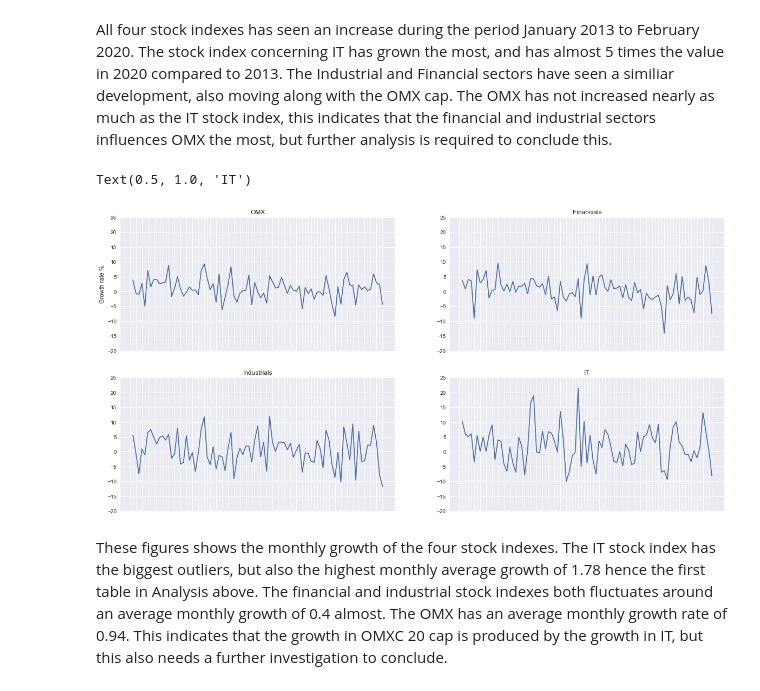
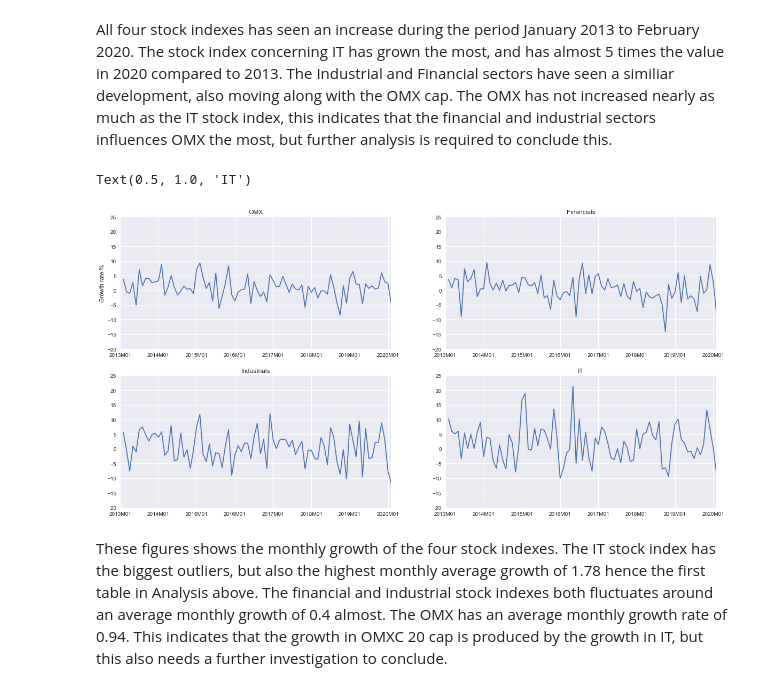
Before and after one commit to Mayland95/projects-2020-aan, a Jupyter notebook: dataproject/Dataproject.ipynb, the cells around one changed output. Saved outputs shown, nothing was run; the diff lists cells and outputs as text; code cells hidden in the pictures.

```diff
--- a/dataproject/Dataproject.ipynb
+++ b/dataproject/Dataproject.ipynb
@@ -201,32 +201,39 @@ ax.set_xticks(range(0, 86, 12)) #There were too many x-axis tics, so only every
 # %% [markdown]
 All four stock indexes has seen an increase during the period January 2013 to February 2020. The stock index concerning IT has grown the most, and has almost 5 times the value in 2020 compared to 2013. The Industrial and Financial sectors have seen a similiar development, also moving along with the OMX cap. The OMX has not increased nearly as much as the IT stock index, this indicates that the financial and industrial sectors influences OMX the most, but further analysis is required to conclude this.
 # %%
+# Illustration of data
+
 #Initiate figure
 fig, ax = plt.subplots(2,2, figsize = (20,10))
 
+#Plotting each variable in individual figures
 ax[0,0].plot(res['OMX growth rate']['2013M01':])
 ax[1,0].plot(res['Industrials growth rate']['2013M01':])
 ax[0,1].plot(res['Financials growth rate']['2013M01':])
 ax[1,1].plot(res['IT growth rate']['2013M01':])
 
 
-#Formatting the visual presentation
+#Formatting the visual presentation. Setting axis limits,
 ax[0,0].set_ylim(-20, 25)
 ax[1,0].set_ylim(-20, 25)
 ax[0,1].set_ylim(-20, 25)
 ax[1,1].set_ylim(-20, 25)
-ax[0,0].set_xticklabels([])
-ax[1,0].set_xticklabels([])
-ax[0,1].set_xticklabels([])
-ax[1,1].set_xticklabels([])
+ax[0,0].set_xlim(0, 85)
+ax[1,0].set_xlim(0, 85)
+ax[0,1].set_xlim(0, 85)
+ax[1,1].set_xlim(0, 85)
+ax[0,0].set_xticks(range(0, 86, 12))
+ax[1,0].set_xticks(range(0, 86, 12))
+ax[0,1].set_xticks(range(0, 86, 12))
+ax[1,1].set_xticks(range(0, 86, 12))
 ax[0,0].set_ylabel('Growth rate %')
 ax[0,0].set_title('OMX')
 ax[1,0].set_title('Industrials')
 ax[0,1].set_title('Financials')
 ax[1,1].set_title('IT')
 # %% [output]
 Text(0.5, 1.0, 'IT')
-[figure, old version]
+[figure, new version]
 # %% [markdown]
 These figures shows the monthly growth of the four stock indexes. The IT stock index has the biggest outliers, but also the highest monthly average growth of 1.78 hence the first table in Analysis above. The financial and industrial stock indexes both fluctuates around an average monthly growth of 0.4 almost. The OMX has an average monthly growth rate of 0.94. This indicates that the growth in OMXC 20 cap is produced by the growth in IT, but this also needs a further investigation to conclude.
 # %% [markdown]
```
